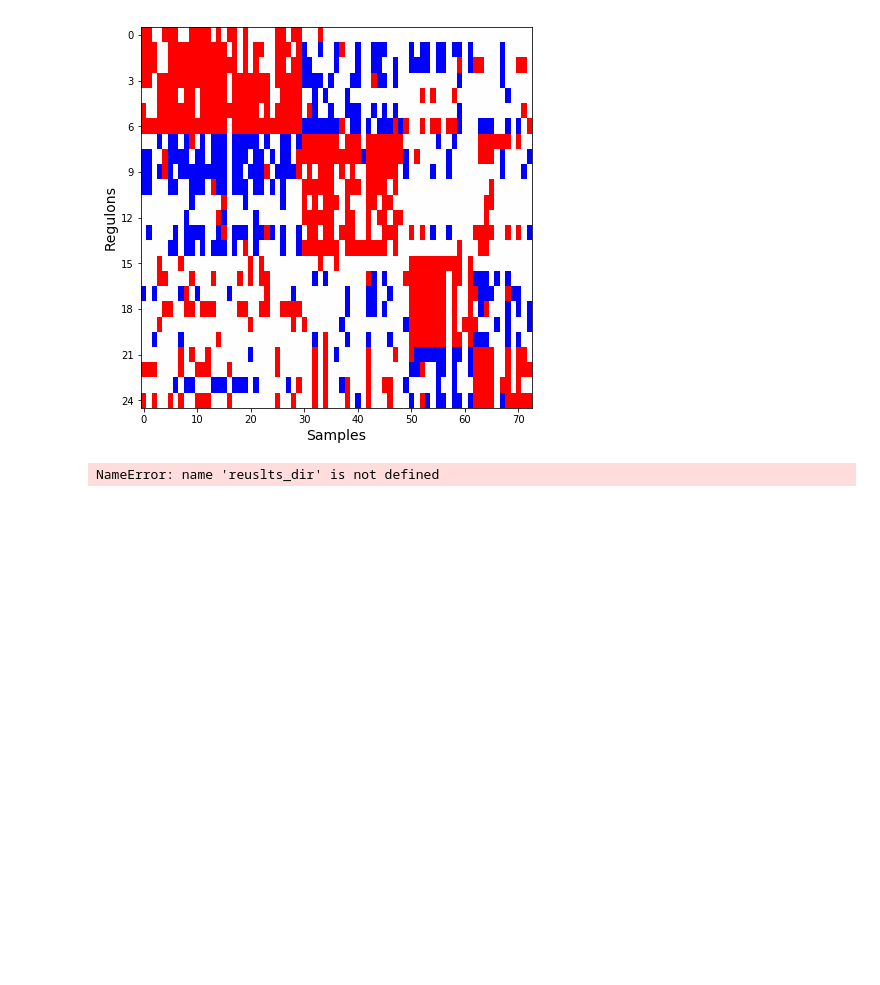
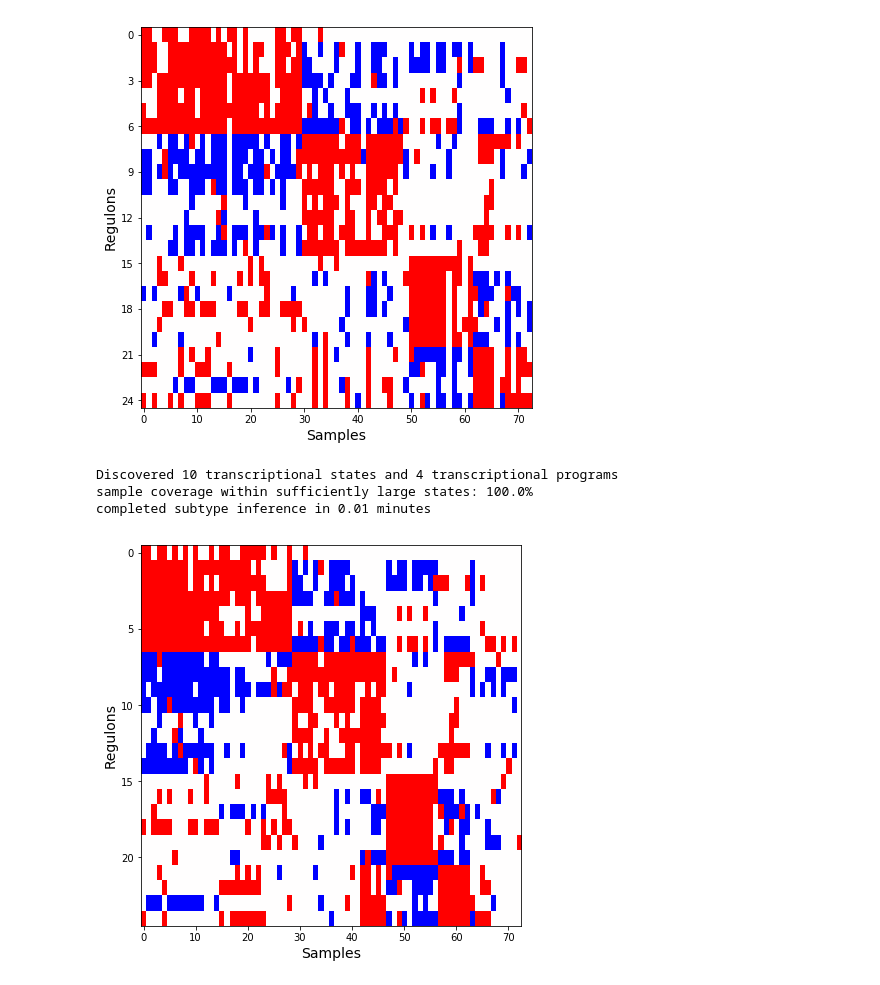
Before and after one commit to hypercubestart/CausalAssociation, a Jupyter notebook: miner2.ipynb, the cells around one changed output. Cells and saved outputs as stored; diff of their text form; code cells hidden in the pictures; blank space fills up the shorter version.

Commit message:
transcriptional programs

```diff
--- a/miner2.ipynb
+++ b/miner2.ipynb
@@ -438,30 +443,33 @@ completed in 0.01 minutes
 # %%
 t1 = time.time()
 # Infer transcriptional programs and states
-programs, states = miner2.miner.mosaic(dfr=orderedDM,clusterList=centroidClusters,minClusterSize_x=int(np.ceil(0.01*expressionData.shape[1])),minClusterSize_y=5,allow_singletons=False,max_groups=50,saveFile=os.path.join(resuts_dir,"regulon_activity_heatmap.pdf"),random_state=12)
+programs, states = miner2.miner.mosaic(dfr=orderedDM,clusterList=centroidClusters,minClusterSize_x=int(np.ceil(0.01*expressionData.shape[1])),minClusterSize_y=5,allow_singletons=False,max_groups=50,saveFile=os.path.join(results_dir,"regulon_activity_heatmap.pdf"),random_state=12)
 transcriptional_programs, program_regulons = miner2.miner.transcriptionalPrograms(programs,referenceDictionary)
 program_list = [program_regulons[("").join(["TP",str(i)])] for i in range(len(program_regulons))]
 mosaicDf = orderedDM.loc[np.hstack(program_list),np.hstack(states)]
 mosaicDf.to_csv(os.path.join(results_dir,"regulons_activity_heatmap.csv"))
 # calculate percent of samples that fall into a state with >= minimum acceptable number of samples
 groups = [states[i] for i in range(len(states)) if len(states[i])>=int(np.ceil(0.01*expressionData.shape[1]))]
 print('Discovered {:d} transcriptional states and {:d} transcriptional programs'.format((len(states)),len(transcriptional_programs)))
 print('sample coverage within sufficiently large states: {:.1f}%'.format(100*float(len(np.hstack(groups)))/expressionData.shape[1]))
 
 #write all transcriptional program genesets to text files for external analysis
 if not os.path.isdir(os.path.join(results_dir,"transcriptional_programs_coexpressionModules")):
     os.mkdir(os.path.join(results_dir,"transcriptional_programs_coexpressionModules"))
 
 for tp in transcriptional_programs.keys():
     np.savetxt(os.path.join(results_dir,"transcriptional_programs_coexpressionModules",(".").join([tp,"txt"])),transcriptional_programs[tp],fmt="%1.50s")
 
 # Determine activity of transcriptional programs in each sample
 statesDf = miner2.miner.reduceModules(df=orderedDM,programs=program_list,states=states,stateThreshold=0.65,saveFile=None)
 
 # Cluster patients into subtypes and give the activity of each program in each subtype
 programsVsStates = miner2.miner.programsVsStates(statesDf,states,filename=None)
 
 t2 = time.time()
 print("completed subtype inference in {:.2f} minutes".format((t2-t1)/60.))
 # %% [output]
-NameError: name 'reuslts_dir' is not defined
+Discovered 10 transcriptional states and 4 transcriptional programs
+sample coverage within sufficiently large states: 100.0%
+completed subtype inference in 0.01 minutes
+[figure, added]
```
Also changed, not shown: parts of 3 cells of this notebook, 2 other files.
